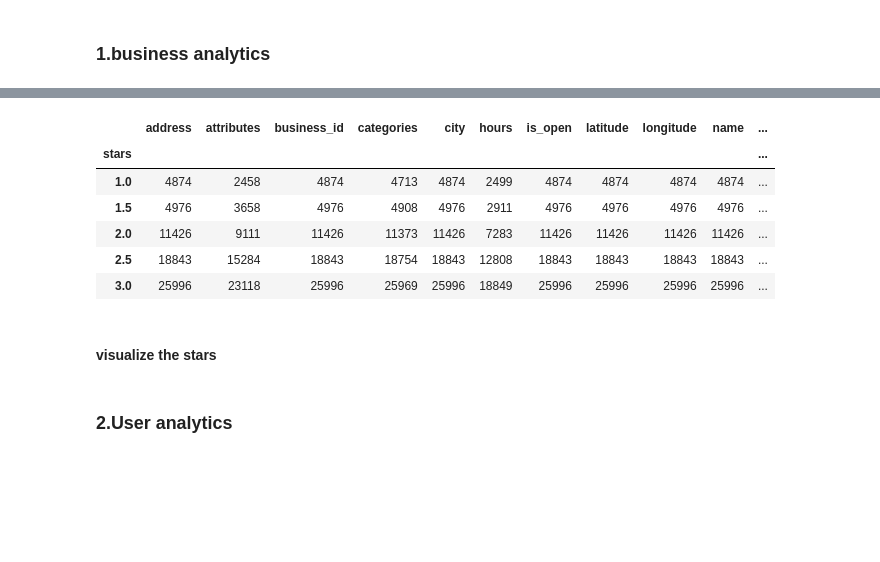
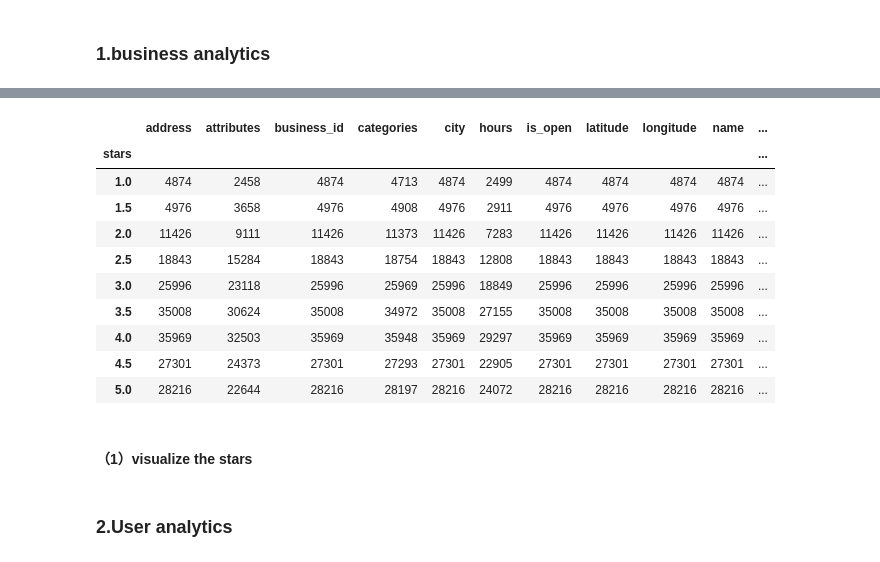
Before and after one commit to vivienfay/Recommendation-System-based-on-Yelp-Dataset, a Jupyter notebook: Recommendation_system.ipynb, the cells around one changed output, grey strips where cells are left out. Drawn from its saved outputs; the diff is of its cells as text; code cells hidden in the pictures; blank space fills up the shorter version.

```diff
--- a/Recommendation_system.ipynb
+++ b/Recommendation_system.ipynb
@@ -56,13 +90,17 @@ review_df[:3]
 # %%
 business_df_stars = business_df.groupby('stars').count()
-business_df_stars[0:3]
+business_df_stars
 # %% [output]
 |  | address | attributes | business_id | categories | city | hours | is_open | latitude | longitude | name | ... |
 | stars |  |  |  |  |  |  |  |  |  |  | ... |
 | 1.0 | 4874 | 2458 | 4874 | 4713 | 4874 | 2499 | 4874 | 4874 | 4874 | 4874 | ... |
 | 1.5 | 4976 | 3658 | 4976 | 4908 | 4976 | 2911 | 4976 | 4976 | 4976 | 4976 | ... |
 | 2.0 | 11426 | 9111 | 11426 | 11373 | 11426 | 7283 | 11426 | 11426 | 11426 | 11426 | ... |
 | 2.5 | 18843 | 15284 | 18843 | 18754 | 18843 | 12808 | 18843 | 18843 | 18843 | 18843 | ... |
 | 3.0 | 25996 | 23118 | 25996 | 25969 | 25996 | 18849 | 25996 | 25996 | 25996 | 25996 | ... |
+| 3.5 | 35008 | 30624 | 35008 | 34972 | 35008 | 27155 | 35008 | 35008 | 35008 | 35008 | ... |
+| 4.0 | 35969 | 32503 | 35969 | 35948 | 35969 | 29297 | 35969 | 35969 | 35969 | 35969 | ... |
+| 4.5 | 27301 | 24373 | 27301 | 27293 | 27301 | 22905 | 27301 | 27301 | 27301 | 27301 | ... |
+| 5.0 | 28216 | 22644 | 28216 | 28197 | 28216 | 24072 | 28216 | 28216 | 28216 | 28216 | ... |
 # %% [markdown]
-#### visualize the stars
+#### （1）visualize the stars
```
Also changed, not shown: parts of 18 cells of this notebook, 1 other file.
